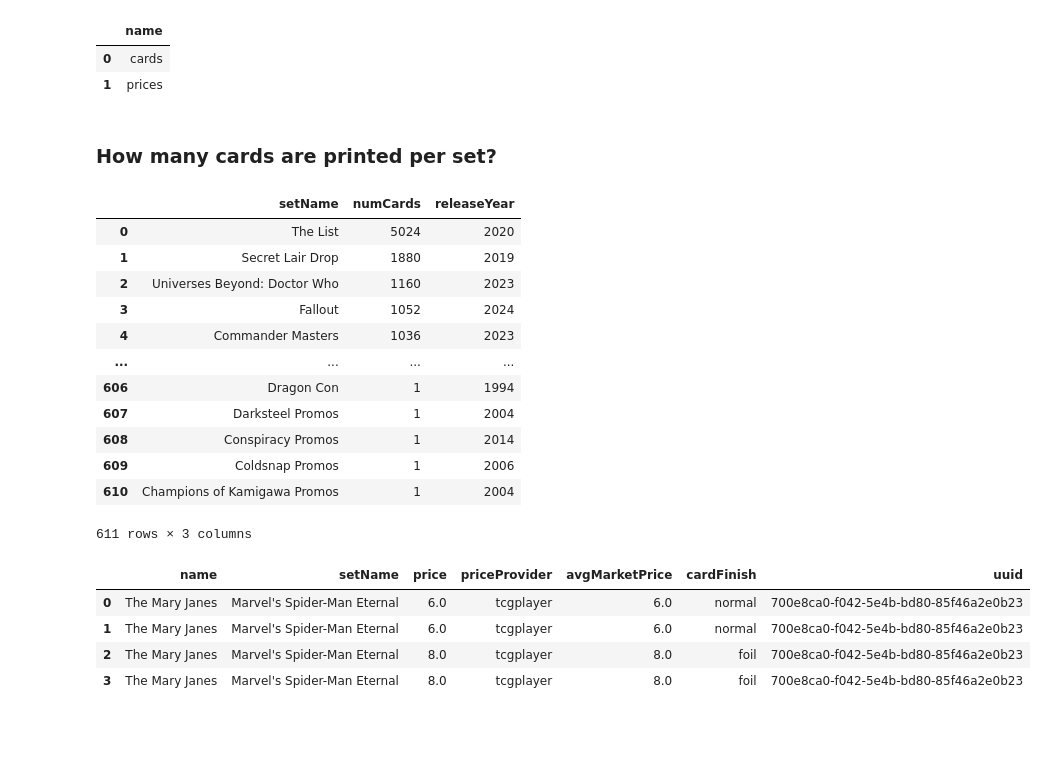
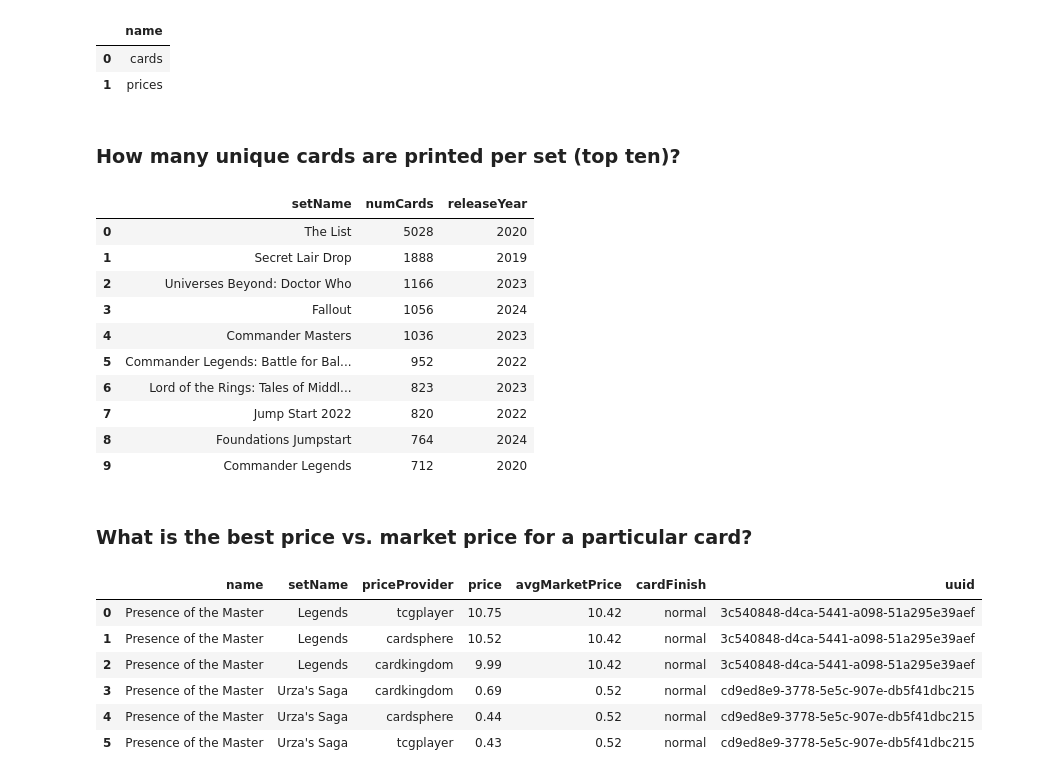
Before and after one commit to CurtisSchneider1/ccgPriceAnalysis, a Jupyter notebook: notebooks/sql.ipynb, the cells around one changed output. Cells and saved outputs as stored; diff of their text form; code cells hidden in the pictures; blank space fills up the shorter version.

```diff
--- a/notebooks/sql.ipynb
+++ b/notebooks/sql.ipynb
@@ -41,7 +48,7 @@ pd.read_sql("SELECT name FROM sqlite_master WHERE type='table';", conn)
 | 0 | cards |
 | 1 | prices |
 # %% [markdown]
-### How many cards are printed per set?
+### How many unique cards are printed per set (top ten)?
 # %%
 query1 = """
 SELECT
@@ -50,46 +57,49 @@ SELECT
     strftime('%Y', c.releaseDate) AS releaseYear
 FROM cards c
 GROUP BY c.setname
-ORDER BY numCards DESC;
+ORDER BY numCards DESC
+Limit 10;
 """
 
 result1 = pd.read_sql(query1, conn)
 result1
 # %% [output]
 |  | setName | numCards | releaseYear |
-| 0 | The List | 5024 | 2020 |
-| 1 | Secret Lair Drop | 1880 | 2019 |
-| 2 | Universes Beyond: Doctor Who | 1160 | 2023 |
-| 3 | Fallout | 1052 | 2024 |
+| 0 | The List | 5028 | 2020 |
+| 1 | Secret Lair Drop | 1888 | 2019 |
+| 2 | Universes Beyond: Doctor Who | 1166 | 2023 |
+| 3 | Fallout | 1056 | 2024 |
 | 4 | Commander Masters | 1036 | 2023 |
-| ... | ... | ... | ... |
-| 606 | Dragon Con | 1 | 1994 |
-| 607 | Darksteel Promos | 1 | 2004 |
-| 608 | Conspiracy Promos | 1 | 2014 |
-| 609 | Coldsnap Promos | 1 | 2006 |
-| 610 | Champions of Kamigawa Promos | 1 | 2004 |
+| 5 | Commander Legends: Battle for Bal... | 952 | 2022 |
+| 6 | Lord of the Rings: Tales of Middl... | 823 | 2023 |
+| 7 | Jump Start 2022 | 820 | 2022 |
+| 8 | Foundations Jumpstart | 764 | 2024 |
+| 9 | Commander Legends | 712 | 2020 |
-611 rows × 3 columns
+# %% [markdown]
+### What is the best price vs. market price for a particular card?
 # %%
-query8 = """
-SELECT
+query2 = """
+SELECT DISTINCT
     c.name,
     c.setname,
+    p.priceProvider,
     p.price,
-    p.priceProvider,
     p.avgMarketPrice,
     p.cardFinish,
     c.uuid
 FROM cards c
 JOIN prices p ON c.uuid = p.uuid
-WHERE c.name = 'The Mary Janes'
-ORDER BY p.price;
+WHERE c.name = 'Presence of the Master'
+ORDER BY p.price DESC;
 """
 
-result8 = pd.read_sql(query1, conn)
-result8
+result2 = pd.read_sql(query2, conn)
+result2
 # %% [output]
-|  | name | setName | price | priceProvider | avgMarketPrice | cardFinish | uuid |
-| 0 | The Mary Janes | Marvel's Spider-Man Eternal | 6.0 | tcgplayer | 6.0 | normal | 700e8ca0-f042-5e4b-bd80-85f46a2e0b23 |
-| 1 | The Mary Janes | Marvel's Spider-Man Eternal | 6.0 | tcgplayer | 6.0 | normal | 700e8ca0-f042-5e4b-bd80-85f46a2e0b23 |
-| 2 | The Mary Janes | Marvel's Spider-Man Eternal | 8.0 | tcgplayer | 8.0 | foil | 700e8ca0-f042-5e4b-bd80-85f46a2e0b23 |
-| 3 | The Mary Janes | Marvel's Spider-Man Eternal | 8.0 | tcgplayer | 8.0 | foil | 700e8ca0-f042-5e4b-bd80-85f46a2e0b23 |
+|  | name | setName | priceProvider | price | avgMarketPrice | cardFinish | uuid |
+| 0 | Presence of the Master | Legends | tcgplayer | 10.75 | 10.42 | normal | 3c540848-d4ca-5441-a098-51a295e39aef |
+| 1 | Presence of the Master | Legends | cardsphere | 10.52 | 10.42 | normal | 3c540848-d4ca-5441-a098-51a295e39aef |
+| 2 | Presence of the Master | Legends | cardkingdom | 9.99 | 10.42 | normal | 3c540848-d4ca-5441-a098-51a295e39aef |
+| 3 | Presence of the Master | Urza's Saga | cardkingdom | 0.69 | 0.52 | normal | cd9ed8e9-3778-5e5c-907e-db5f41dbc215 |
+| 4 | Presence of the Master | Urza's Saga | cardsphere | 0.44 | 0.52 | normal | cd9ed8e9-3778-5e5c-907e-db5f41dbc215 |
+| 5 | Presence of the Master | Urza's Saga | tcgplayer | 0.43 | 0.52 | normal | cd9ed8e9-3778-5e5c-907e-db5f41dbc215 |
```
Also changed, not shown: parts of 2 cells of this notebook, 7 other files.
